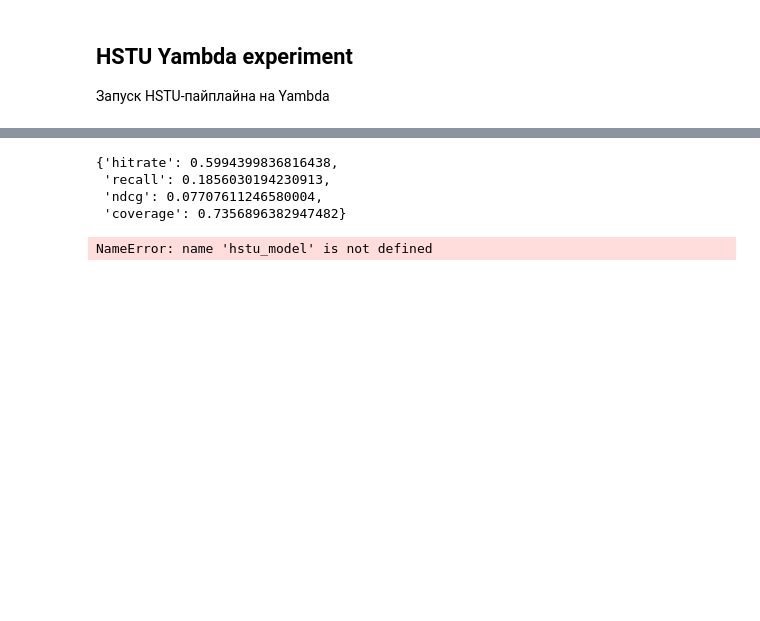
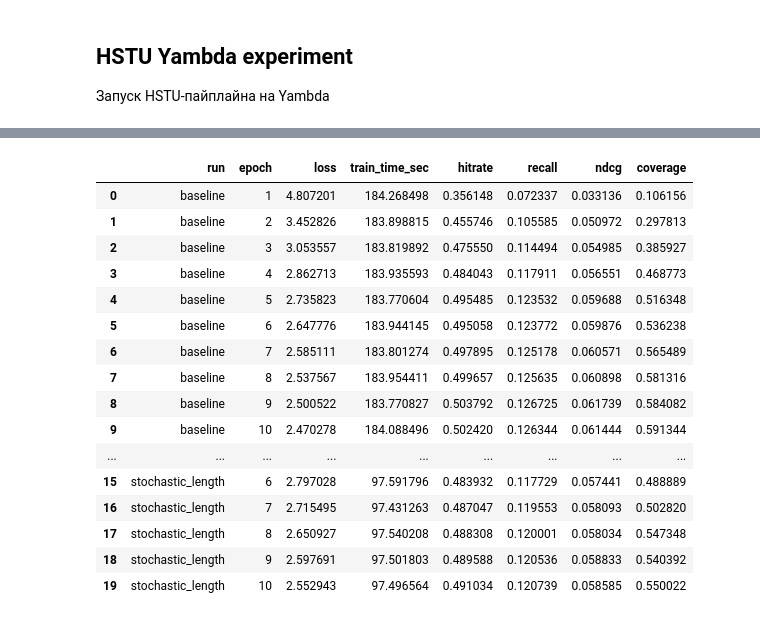
Before and after one commit to had-A42/Actions-Speak-Louder-than-Words-research, a Jupyter notebook: src/HSTU/notebooks/yambda-retrieval-hstu-stochastic-length.ipynb, the cells around one changed output, grey strips where cells are left out. Drawn from its saved outputs; the diff is of its cells as text; code cells hidden in the pictures; blank space fills up the shorter version.

Commit message:
add stochastic_lenght notebook

```diff
--- a/src/HSTU/notebooks/yambda-retrieval-hstu-stochastic-length.ipynb
+++ b/src/HSTU/notebooks/yambda-retrieval-hstu-stochastic-length.ipynb
@@ -20,7 +14,7 @@ config = {
     "yambda-retrieval": {
         "max_seq_len": 100,
         "test_quantile": 0.1,
-        "interactions_path": "../../../tmp/yambda-10m.parquet",
+        "interactions_path": "/kaggle/input/datasets/andrewkhoroshilov/datasets-action-speak-louder-then-words/yambda-10m.parquet",
         "col_mapping": {
             "uid": "user_id",
             "item_id": "item_id",
@@ -86,7 +80,7 @@ base_hstu_config = HSTUExperimentConfig(
     max_seq_len=config["yambda-retrieval"]["max_seq_len"],
     train_batch_size=128,
     eval_batch_size=128,
-    num_epochs=4,
+    num_epochs=10,
     learning_rate=1e-3,
     weight_decay=0.0,
     topk=100,
@@ -340,22 +307,0 @@ hstu_metrics
-# %%
-hstu_metrics, hstu_candidates = evaluate_hstu(
-    model=hstu_model,
-    eval_loader=hstu_eval_loader,
-    targets=hstu_targets,
-    catalog_size=yambda_data_description["n_items"],
-    topk=200,
-    device=hstu_config.device,
-    filter_seen=hstu_config.filter_seen,
-)
-hstu_metrics
-# %% [output]
-{'hitrate': 0.5994399836816438,
- 'recall': 0.1856030194230913,
- 'ndcg': 0.07707611246580004,
- 'coverage': 0.7356896382947482}
-# %%
-import torch
-
-torch.save(hstu_model.state_dict(), "yambda-retrieval-model.pt")
-# %% [output]
-NameError: name 'hstu_model' is not defined
@@ -370,0 +308,40 @@ torch.save(checkpoint, "checkpoint.pt")
+# %%
+training_rows = []
+for run_name, run_losses, run_epoch_times, run_eval_history in (
+    ("baseline", baseline_losses, baseline_epoch_times, baseline_eval_history),
+    ("stochastic_length", sl_losses, sl_epoch_times, sl_eval_history),
+):
+    for epoch, (loss, train_time, metrics) in enumerate(
+        zip(run_losses, run_epoch_times, run_eval_history),
+        start=1,
+    ):
+        training_rows.append(
+            {
+                "run": run_name,
+                "epoch": epoch,
+                "loss": loss,
+                "train_time_sec": train_time,
+                **metrics,
+            }
+        )
+
+training_summary = pd.DataFrame(training_rows)
+training_summary
+# %% [output]
+|  | run | epoch | loss | train_time_sec | hitrate | recall | ndcg | coverage |
+| 0 | baseline | 1 | 4.807201 | 184.268498 | 0.356148 | 0.072337 | 0.033136 | 0.106156 |
+| 1 | baseline | 2 | 3.452826 | 183.898815 | 0.455746 | 0.105585 | 0.050972 | 0.297813 |
+| 2 | baseline | 3 | 3.053557 | 183.819892 | 0.475550 | 0.114494 | 0.054985 | 0.385927 |
+| 3 | baseline | 4 | 2.862713 | 183.935593 | 0.484043 | 0.117911 | 0.056551 | 0.468773 |
+| 4 | baseline | 5 | 2.735823 | 183.770604 | 0.495485 | 0.123532 | 0.059688 | 0.516348 |
+| 5 | baseline | 6 | 2.647776 | 183.944145 | 0.495058 | 0.123772 | 0.059876 | 0.536238 |
+| 6 | baseline | 7 | 2.585111 | 183.801274 | 0.497895 | 0.125178 | 0.060571 | 0.565489 |
+| 7 | baseline | 8 | 2.537567 | 183.954411 | 0.499657 | 0.125635 | 0.060898 | 0.581316 |
+| 8 | baseline | 9 | 2.500522 | 183.770827 | 0.503792 | 0.126725 | 0.061739 | 0.584082 |
+| 9 | baseline | 10 | 2.470278 | 184.088496 | 0.502420 | 0.126344 | 0.061444 | 0.591344 |
+| ... | ... | ... | ... | ... | ... | ... | ... | ... |
+| 15 | stochastic_length | 6 | 2.797028 | 97.591796 | 0.483932 | 0.117729 | 0.057441 | 0.488889 |
+| 16 | stochastic_length | 7 | 2.715495 | 97.431263 | 0.487047 | 0.119553 | 0.058093 | 0.502820 |
+| 17 | stochastic_length | 8 | 2.650927 | 97.540208 | 0.488308 | 0.120001 | 0.058034 | 0.547348 |
+| 18 | stochastic_length | 9 | 2.597691 | 97.501803 | 0.489588 | 0.120536 | 0.058833 | 0.540392 |
+| 19 | stochastic_length | 10 | 2.552943 | 97.496564 | 0.491034 | 0.120739 | 0.058585 | 0.550022 |
```
Also changed, not shown: parts of 10 cells of this notebook.
